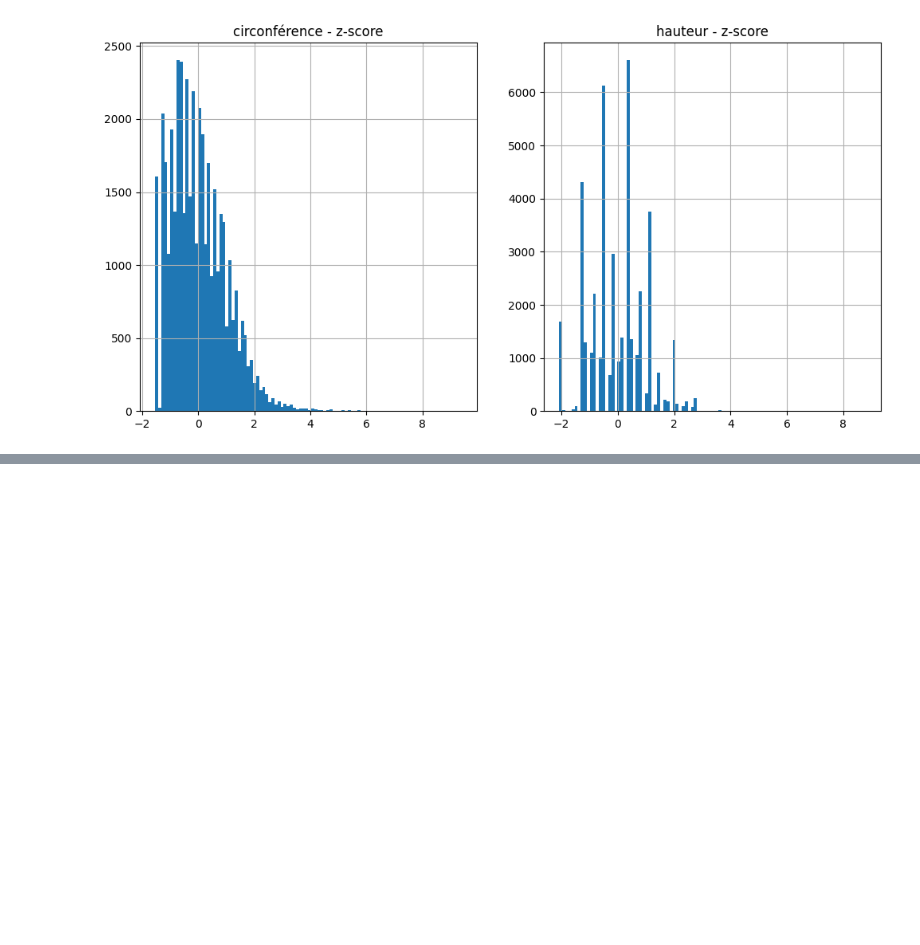
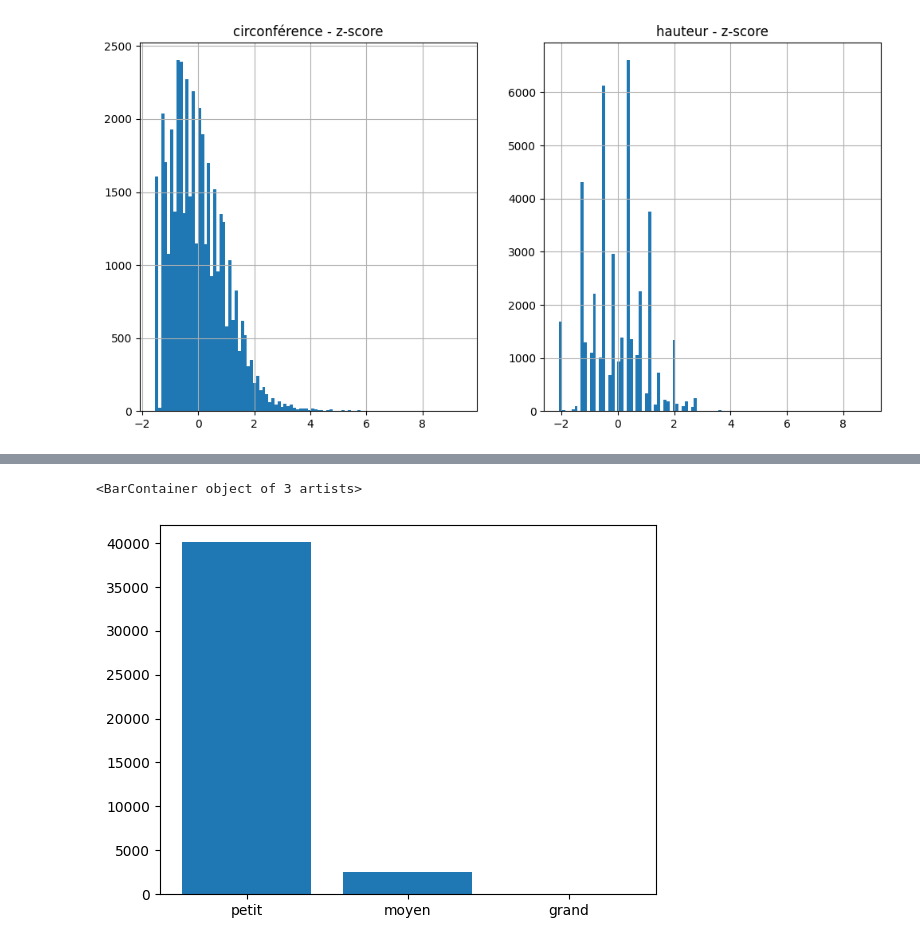
Before and after one commit to OpenClassrooms-Student-Center/8063076-Initiez-vous-au-Machine-Learning, a Jupyter notebook: notebooks/P3C2_ameliorer_dataset.ipynb, the cells around one changed output, grey strips where cells are left out. Drawn from its saved outputs; the diff is of its cells as text; code cells hidden in the pictures; blank space fills up the shorter version.

```diff
--- a/notebooks/P3C2_ameliorer_dataset.ipynb
+++ b/notebooks/P3C2_ameliorer_dataset.ipynb
@@ -306,0 +500,9 @@ Regardez maintenant les autres principales espèces du dataset (df.libelle_franc
+# %%
+df['hauteur_cut'] = pd.cut(df.hauteur_m, 3, labels=["petit", "moyen", "grand"])
+data = df.hauteur_cut.value_counts()
+# %%
+fig, ax = plt.subplots()
+ax.bar(data.index, data.values, label= data.index)
+# %% [output]
+<BarContainer object of 3 artists>
+[figure, added]
```
Also changed, not shown: parts of 42 cells of this notebook, 2 other files.
